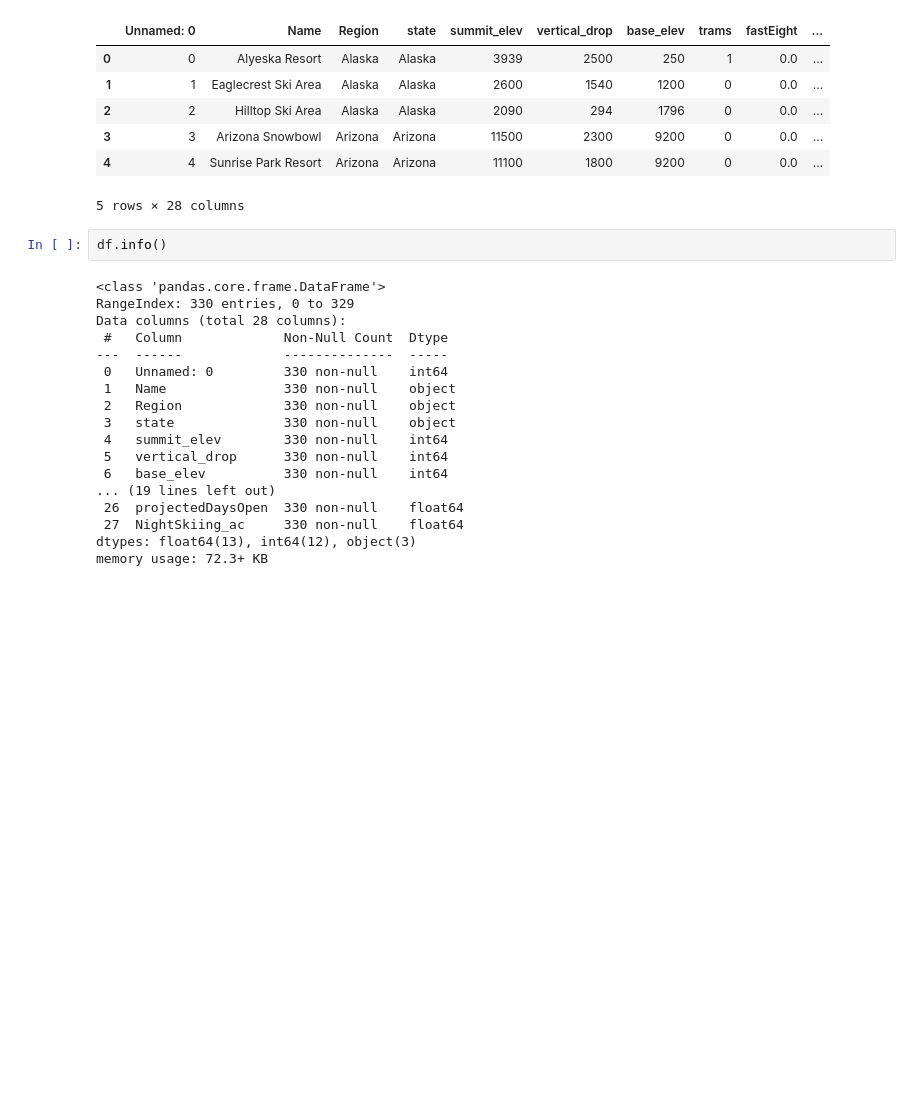
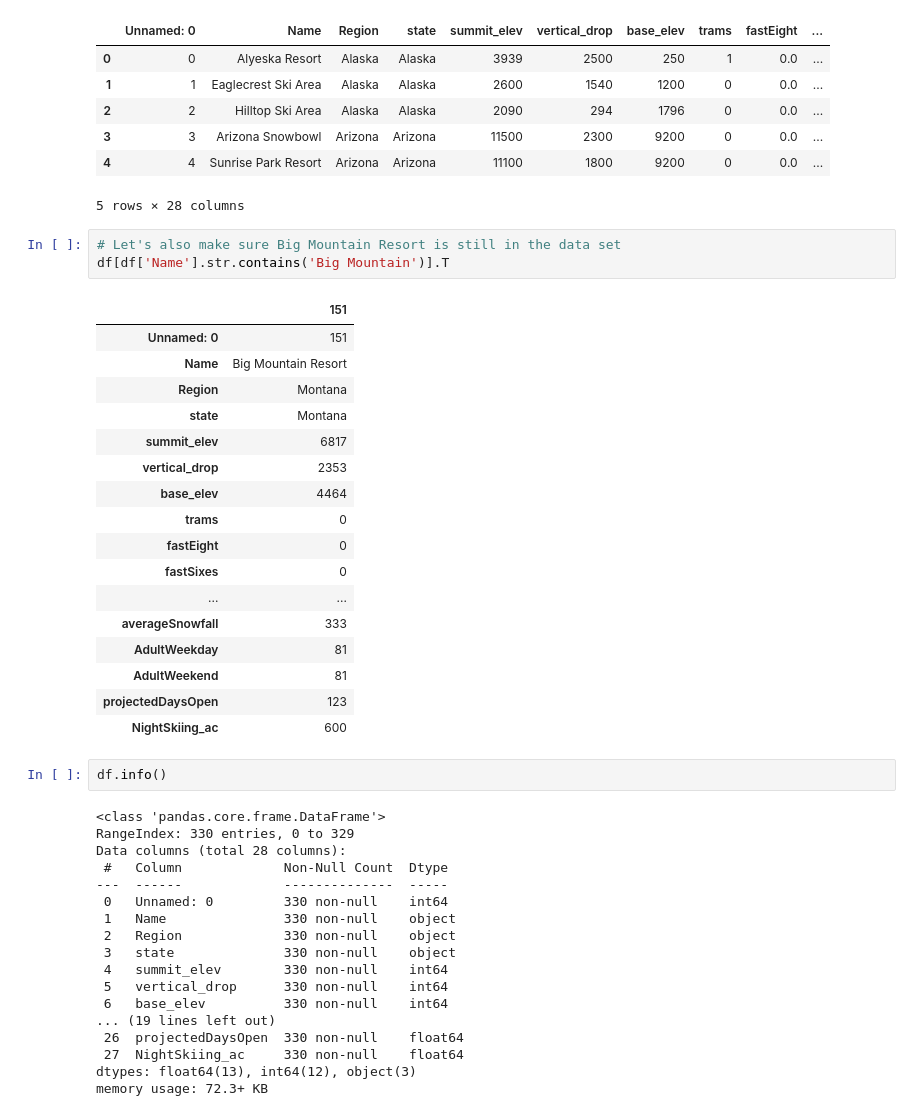
Before and after one commit to bauyrjanj/GuidedCapstone, a Jupyter notebook: EDA/GuidedCapstoneStep3HL.ipynb, the cells around one changed output. Saved outputs shown, nothing was run; the diff lists cells and outputs as text; blank space fills up the shorter version.

```diff
--- a/EDA/GuidedCapstoneStep3HL.ipynb
+++ b/EDA/GuidedCapstoneStep3HL.ipynb
@@ -80,6 +82,27 @@ df.head()
 | 3 | 3 | Arizona Snowbowl | Arizona | Arizona | 11500 | 2300 | 9200 | 0 | 0.0 | ... |
 | 4 | 4 | Sunrise Park Resort | Arizona | Arizona | 11100 | 1800 | 9200 | 0 | 0.0 | ... |
 5 rows × 28 columns
+# %%
+# Let's also make sure Big Mountain Resort is still in the data set
+df[df['Name'].str.contains('Big Mountain')].T
+# %% [output]
+|  | 151 |
+| Unnamed: 0 | 151 |
+| Name | Big Mountain Resort |
+| Region | Montana |
+| state | Montana |
+| summit_elev | 6817 |
+| vertical_drop | 2353 |
+| base_elev | 4464 |
+| trams | 0 |
+| fastEight | 0 |
+| fastSixes | 0 |
+| ... | ... |
+| averageSnowfall | 333 |
+| AdultWeekday | 81 |
+| AdultWeekend | 81 |
+| projectedDaysOpen | 123 |
+| NightSkiing_ac | 600 |
 # %%
 df.info()
 # %% [output]
```
Also changed, not shown: parts of 19 cells of this notebook, 1 other file.
